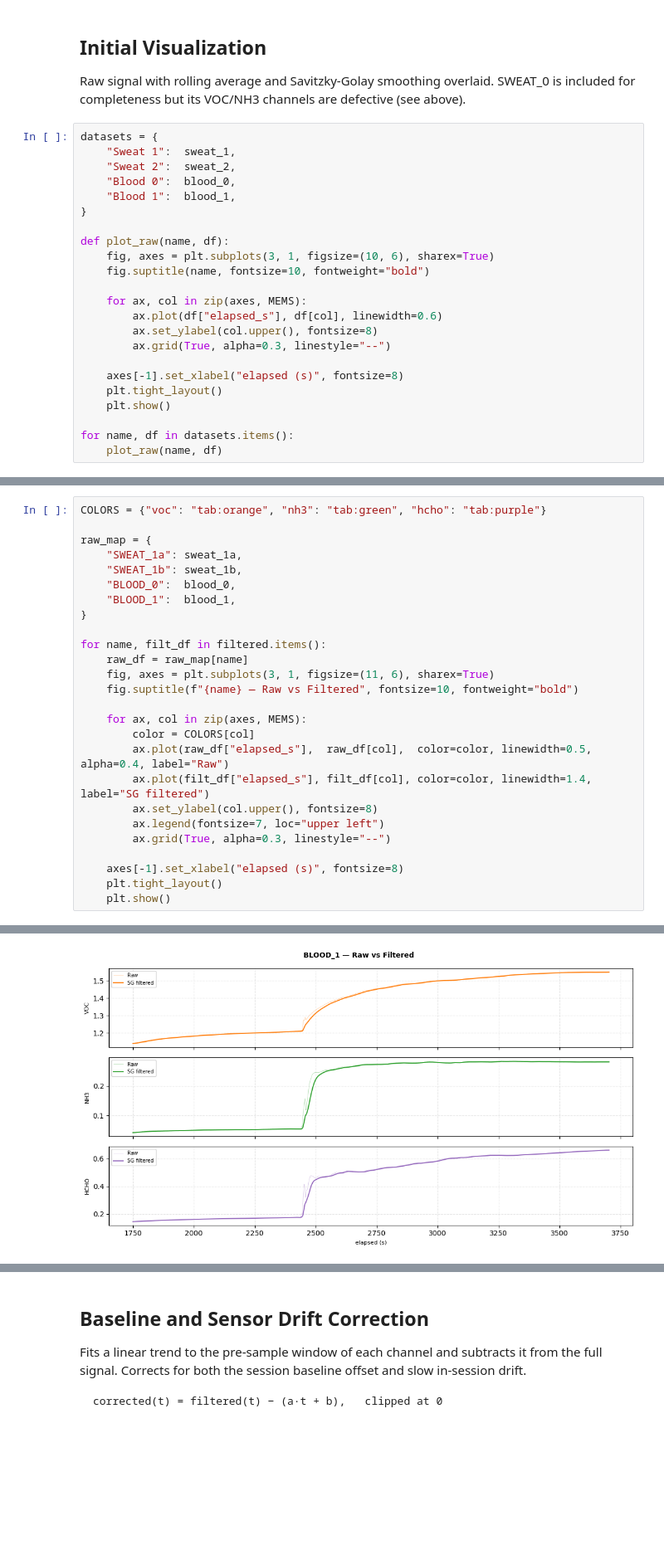
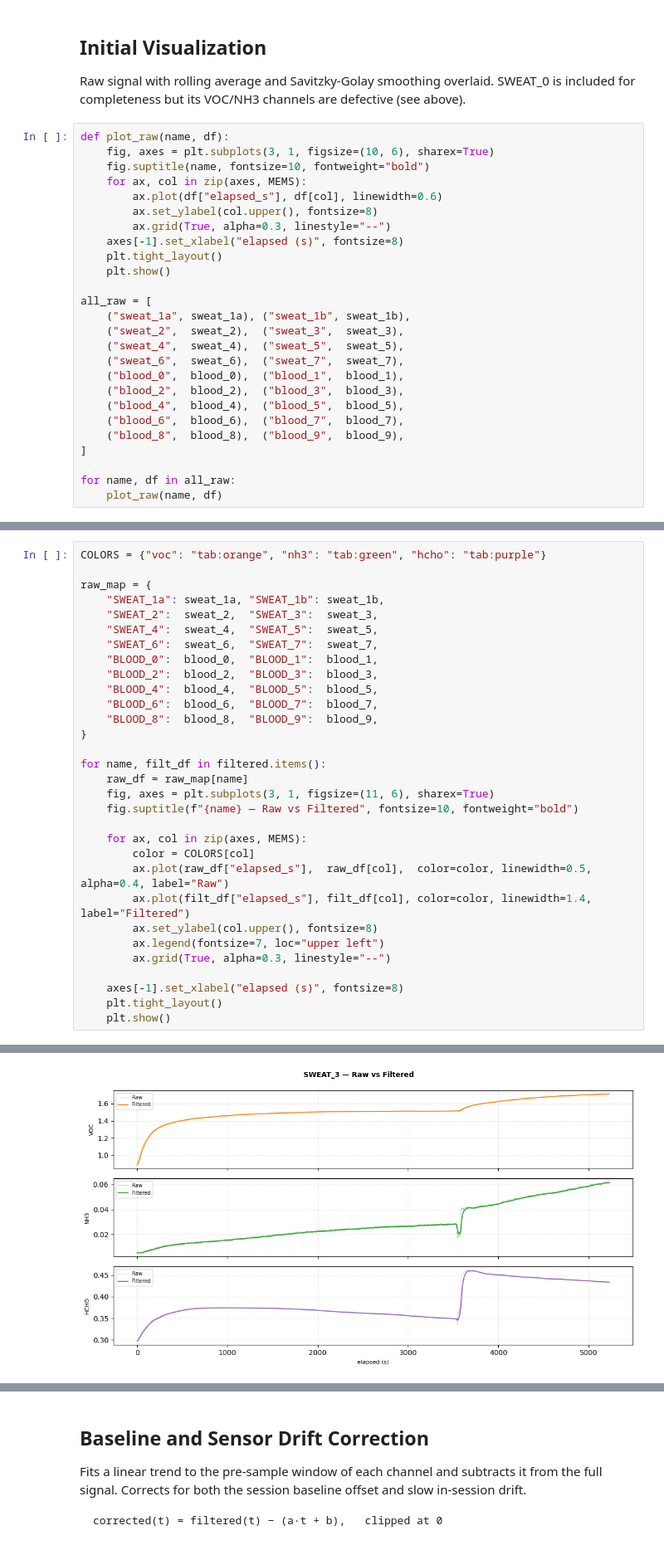
Before and after one commit to brenthoang12/gas-injury-detection, a Jupyter notebook: experiment-data-clean/mems_filter.ipynb, the cells around one changed output, grey strips where cells are left out. Shown at 83% size. Cells and saved outputs as stored; diff of their text form; blank space fills up the shorter version.

```diff
--- a/experiment-data-clean/mems_filter.ipynb
+++ b/experiment-data-clean/mems_filter.ipynb
@@ -136,26 +190,29 @@ VOC mean — SWEAT_0: 1.273 V   SWEAT_1: 0.993 V  (diff: -0.280 V)
 Raw signal with rolling average and Savitzky-Golay smoothing overlaid.
 SWEAT_0 is included for completeness but its VOC/NH3 channels are defective (see above).
 # %%
-datasets = {
-    "Sweat 1":  sweat_1,
-    "Sweat 2":  sweat_2,
-    "Blood 0":  blood_0,
-    "Blood 1":  blood_1,
-}
-
 def plot_raw(name, df):
     fig, axes = plt.subplots(3, 1, figsize=(10, 6), sharex=True)
     fig.suptitle(name, fontsize=10, fontweight="bold")
-
     for ax, col in zip(axes, MEMS):
         ax.plot(df["elapsed_s"], df[col], linewidth=0.6)
         ax.set_ylabel(col.upper(), fontsize=8)
         ax.grid(True, alpha=0.3, linestyle="--")
-
     axes[-1].set_xlabel("elapsed (s)", fontsize=8)
     plt.tight_layout()
     plt.show()
 
-for name, df in datasets.items():
+all_raw = [
+    ("sweat_1a", sweat_1a), ("sweat_1b", sweat_1b),
+    ("sweat_2",  sweat_2),  ("sweat_3",  sweat_3),
+    ("sweat_4",  sweat_4),  ("sweat_5",  sweat_5),
+    ("sweat_6",  sweat_6),  ("sweat_7",  sweat_7),
+    ("blood_0",  blood_0),  ("blood_1",  blood_1),
+    ("blood_2",  blood_2),  ("blood_3",  blood_3),
+    ("blood_4",  blood_4),  ("blood_5",  blood_5),
+    ("blood_6",  blood_6),  ("blood_7",  blood_7),
+    ("blood_8",  blood_8),  ("blood_9",  blood_9),
+]
+
+for name, df in all_raw:
     plot_raw(name, df)
 # %% [output]
@@ -254,10 +415,15 @@ filtered = {
 COLORS = {"voc": "tab:orange", "nh3": "tab:green", "hcho": "tab:purple"}
 
 raw_map = {
-    "SWEAT_1a": sweat_1a,
-    "SWEAT_1b": sweat_1b,
-    "BLOOD_0":  blood_0,
-    "BLOOD_1":  blood_1,
+    "SWEAT_1a": sweat_1a, "SWEAT_1b": sweat_1b,
+    "SWEAT_2":  sweat_2,  "SWEAT_3":  sweat_3,
+    "SWEAT_4":  sweat_4,  "SWEAT_5":  sweat_5,
+    "SWEAT_6":  sweat_6,  "SWEAT_7":  sweat_7,
+    "BLOOD_0":  blood_0,  "BLOOD_1":  blood_1,
+    "BLOOD_2":  blood_2,  "BLOOD_3":  blood_3,
+    "BLOOD_4":  blood_4,  "BLOOD_5":  blood_5,
+    "BLOOD_6":  blood_6,  "BLOOD_7":  blood_7,
+    "BLOOD_8":  blood_8,  "BLOOD_9":  blood_9,
 }
 
 for name, filt_df in filtered.items():
@@ -268,7 +434,7 @@ for name, filt_df in filtered.items():
     for ax, col in zip(axes, MEMS):
         color = COLORS[col]
         ax.plot(raw_df["elapsed_s"],  raw_df[col],  color=color, linewidth=0.5, alpha=0.4, label="Raw")
-        ax.plot(filt_df["elapsed_s"], filt_df[col], color=color, linewidth=1.4, label="SG filtered")
+        ax.plot(filt_df["elapsed_s"], filt_df[col], color=color, linewidth=1.4, label="Filtered")
         ax.set_ylabel(col.upper(), fontsize=8)
         ax.legend(fontsize=7, loc="upper left")
         ax.grid(True, alpha=0.3, linestyle="--")
@@ -283 +449 @@ for name, filt_df in filtered.items():
-[figure, old version]
+[figure, new version]
```
Also changed, not shown: parts of 8 cells of this notebook, 11 other files.
